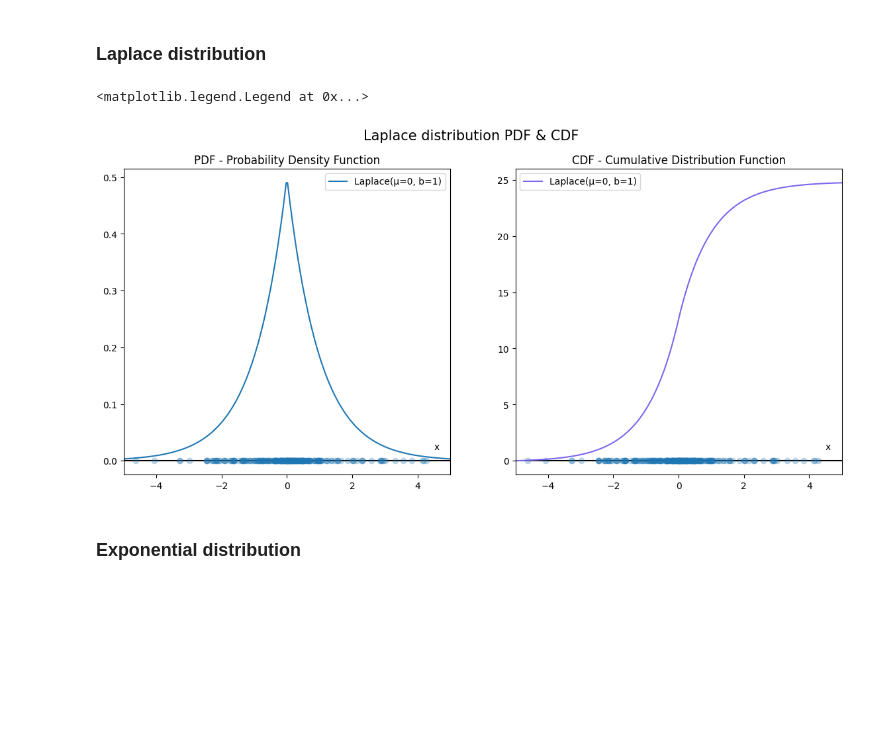
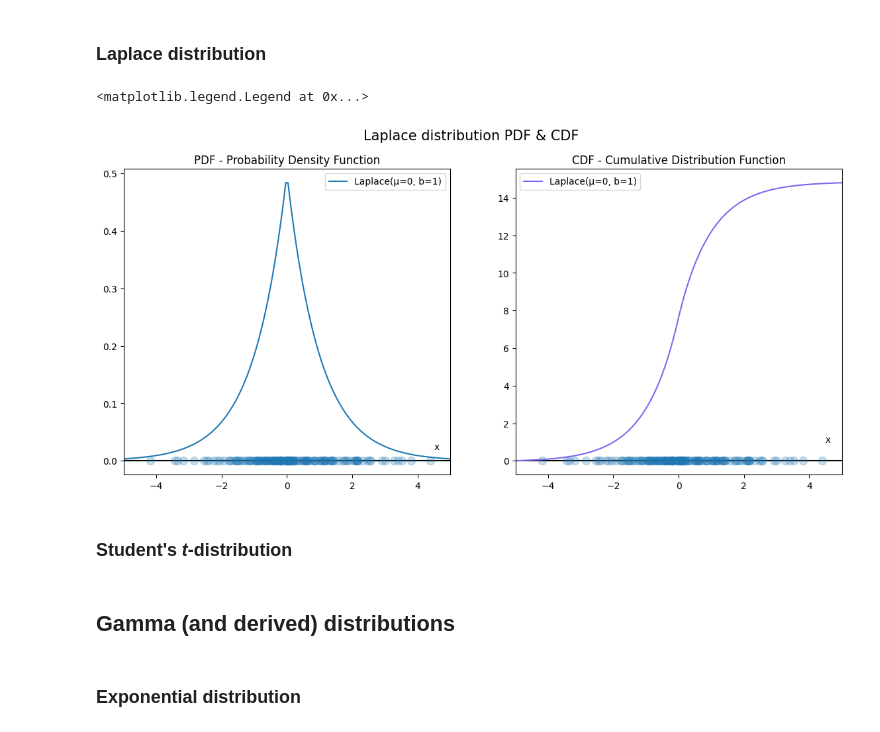
Before and after one commit to szmidapatrik/machine-learning, a Jupyter notebook: dist.ipynb, the cells around one changed output. Saved outputs shown, nothing was run; the diff lists cells and outputs as text; code cells hidden in the pictures; blank space fills up the shorter version.

Commit message:
student's t dist base

```diff
--- a/dist.ipynb
+++ b/dist.ipynb
@@ -94,31 +96,33 @@ class LaplaceDistribution:
         return np.zeros(size)
 # %%
 # Laplace distribution
-size = 250
+size = 150
 lap = LaplaceDistribution(0, 1)
 data = lap.sample(size)
 zeros = lap.zeros(size)
 x = np.linspace(-5,5,size)
 
 # Plot
 fig, ax = plt.subplots(1,2,figsize=(14,6))
 fig.suptitle('Laplace distribution PDF & CDF', size=15)
 
-ax[0].scatter(data[:], zeros, alpha=0.25, zorder=2)
+ax[0].scatter(data[:], zeros, alpha=0.25, zorder=2, s=75)
 ax[0].plot(x, zeros, c='black', zorder=1)
 ax[0].plot(x, lap.pdf(x), label='Laplace(μ={}, b={})'.format(lap.μ, lap.b))
 ax[0].annotate('x', (4.5,0.02))
 ax[0].set_title('PDF - Probability Density Function')
 ax[0].set_xlim(-5,5)
 ax[0].legend()
 
-ax[1].scatter(data[:], zeros, alpha=0.25, zorder=2)
+ax[1].scatter(data[:], zeros, alpha=0.25, zorder=2, s=75)
 ax[1].plot(x, zeros, c='black', zorder=1)
 ax[1].plot(x, lap.cdf(x), label='Laplace(μ={}, b={})'.format(lap.μ, lap.b), c='mediumslateblue')
 ax[1].annotate('x', (4.5,1))
 ax[1].set_title('CDF - Cumulative Distribution Function')
 ax[1].set_xlim(-5,5)
 ax[1].legend()
 # %% [output]
 <matplotlib.legend.Legend at 0x...>
-[figure, old version]
+[figure, new version]
+# %% [markdown]
+### Student's *t*-distribution
@@ -125,3 +159,5 @@ ax[1].legend()
+# %% [markdown]
+## Gamma (and derived) distributions
 # %% [markdown]
 ### Exponential distribution
 # %%
```
Also changed, not shown: parts of 3 cells of this notebook.
